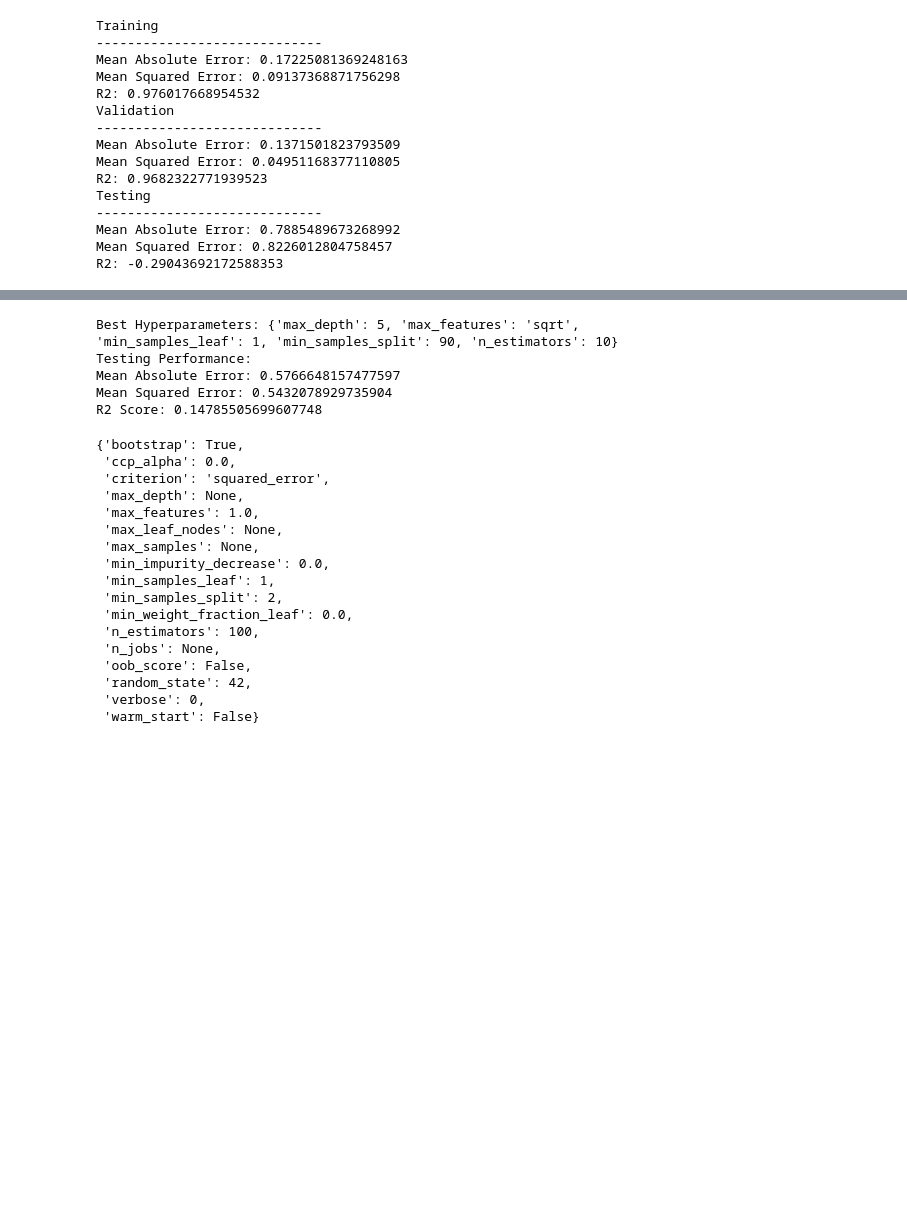
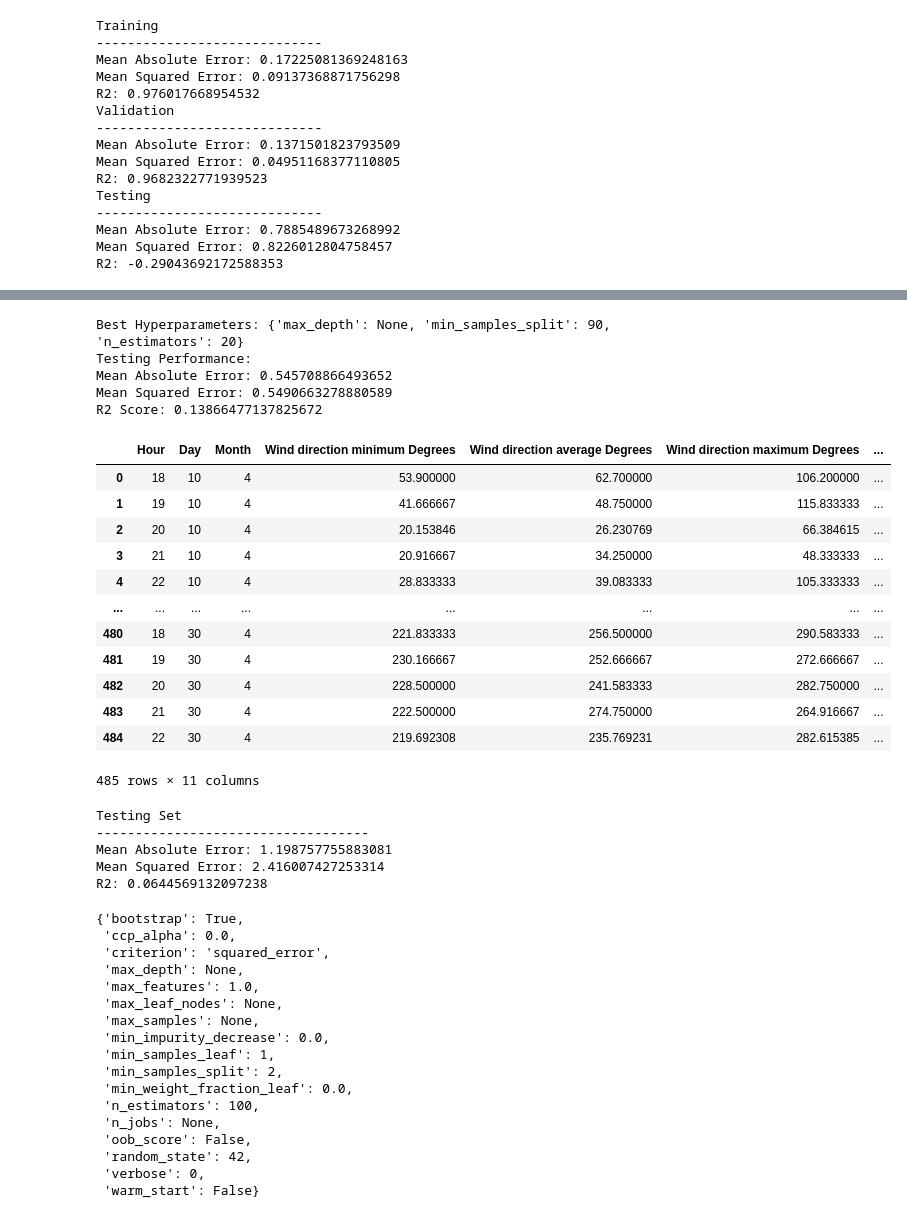
Before and after one commit to Tile561/Wahoo-Bay-2, a Jupyter notebook: work2.ipynb, the cells around one changed output, grey strips where cells are left out. Saved outputs shown, nothing was run; the diff lists cells and outputs as text; code cells hidden in the pictures; blank space fills up the shorter version.

```diff
--- a/work2.ipynb
+++ b/work2.ipynb
@@ -114,11 +130,9 @@ from sklearn.model_selection import GridSearchCV
 
 # Define the parameter grid
 param_grid = {
-    'n_estimators': [10,20,50,100],
-    'max_depth': [2,5,10,20,30,40,50,60],
+    'n_estimators': [10,20,30,40,50,60,70,80,90,100],
+    'max_depth': [None,2,5,10,20,30,40,50,60],
     'min_samples_split': [60,80,90,100,120,130,140,150],
-    'min_samples_leaf':[1,2,4],
-    'max_features': ['sqrt', 'log2']
     # Add more hyperparameters as needed
 }
 
@@ -149,11 +163,64 @@ print("Mean Absolute Error:", mae_test)
 print("Mean Squared Error:", mse_test)
 print("R2 Score:", r2_test)
 # %% [output]
-Best Hyperparameters: {'max_depth': 5, 'max_features': 'sqrt', 'min_samples_leaf': 1, 'min_samples_split': 90, 'n_estimators': 10}
+Best Hyperparameters: {'max_depth': None, 'min_samples_split': 90, 'n_estimators': 20}
 Testing Performance:
-Mean Absolute Error: 0.5766648157477597
-Mean Squared Error: 0.5432078929735904
-R2 Score: 0.14785505699607748
+Mean Absolute Error: 0.545708866493652
+Mean Squared Error: 0.5490663278880589
+R2 Score: 0.13866477137825672
+# %%
+drop = [
+    "Timestamp",   "Air temperature Celsius",
+    "Internal temperature Celsius",  "Rain accumulation  Millimeters",
+    "Rain duration Hours", "Rain intensity mm/h", "Hail accumulation Count", "Hail duration ",
+    "Hail intensity  -", "Rain peak intensity mm/h", "Hail peak intensity ", "Water level Meters",
+    "Heating temperature Celsius", "Heating voltage Volts",
+    "Supply voltage Volts", "3.5V ref. voltage Volts"
+]
+
+desired_order = [
+    "Hour", "Day", "Month",'Wind direction minimum Degrees', 'Wind direction average Degrees','Wind direction maximum Degrees','Wind speed minimum m/s','Wind speed average m/s','Wind speed maximum m/s','Solar radiation W/m^2','Barometric Pressure Hecto Pascals'
+]
+test_no_temp = test_filled.drop(drop, axis=1)
+
+test_no_temp = test_no_temp[desired_order]
+test_predictions = grid_search.predict(test_no_temp)
+test_no_temp
+# %% [output]
+|  | Hour | Day | Month | Wind direction minimum Degrees | Wind direction average Degrees | Wind direction maximum Degrees | ... |
+| 0 | 18 | 10 | 4 | 53.900000 | 62.700000 | 106.200000 | ... |
+| 1 | 19 | 10 | 4 | 41.666667 | 48.750000 | 115.833333 | ... |
+| 2 | 20 | 10 | 4 | 20.153846 | 26.230769 | 66.384615 | ... |
+| 3 | 21 | 10 | 4 | 20.916667 | 34.250000 | 48.333333 | ... |
+| 4 | 22 | 10 | 4 | 28.833333 | 39.083333 | 105.333333 | ... |
+| ... | ... | ... | ... | ... | ... | ... | ... |
+| 480 | 18 | 30 | 4 | 221.833333 | 256.500000 | 290.583333 | ... |
+| 481 | 19 | 30 | 4 | 230.166667 | 252.666667 | 272.666667 | ... |
+| 482 | 20 | 30 | 4 | 228.500000 | 241.583333 | 282.750000 | ... |
+| 483 | 21 | 30 | 4 | 222.500000 | 274.750000 | 264.916667 | ... |
+| 484 | 22 | 30 | 4 | 219.692308 | 235.769231 | 282.615385 | ... |
+485 rows × 11 columns
+# %%
+actual_temp = test_filled['Air temperature Celsius']
+
+
+# Compute evaluation metrics
+mae = mean_absolute_error(actual_temp, test_predictions)
+mse = mean_squared_error(actual_temp, test_predictions)
+r2 = r2_score(actual_temp, test_predictions)
+
+# Print the evaluation metrics
+print("Testing Set")
+print('-----------------------------------')
+print("Mean Absolute Error:", mae)
+print("Mean Squared Error:", mse)
+print("R2:", r2)
+# %% [output]
+Testing Set
+-----------------------------------
+Mean Absolute Error: 1.198757755883081
+Mean Squared Error: 2.416007427253314
+R2: 0.0644569132097238
 # %%
 rfr.get_params()
 # %% [output]
```
Also changed, not shown: parts of 2 cells of this notebook, 1 other file.
